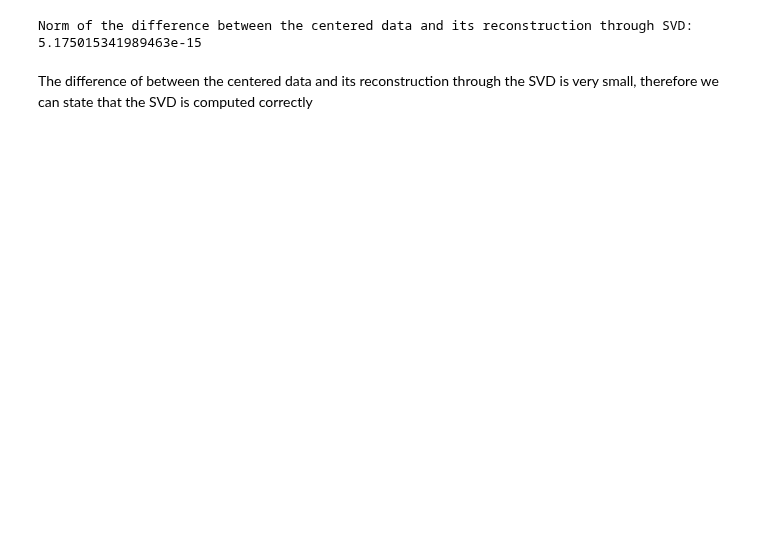
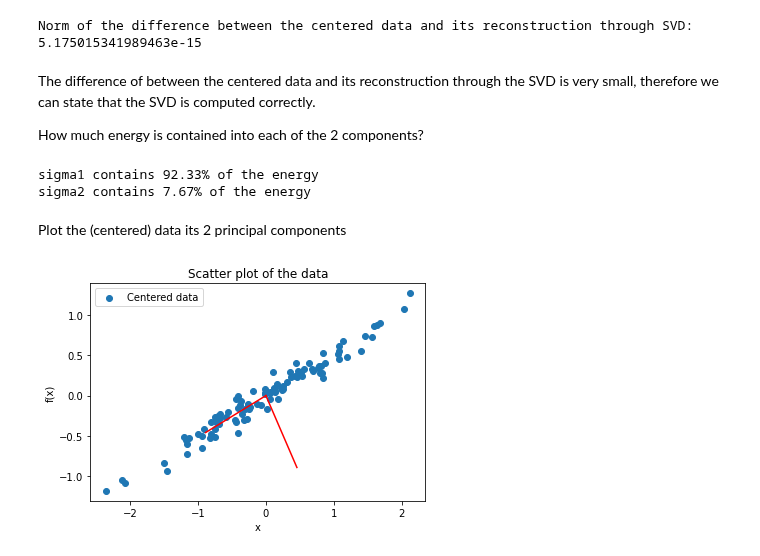
Before and after one commit to AlexPasqua/MLCMS-exercises, a Jupyter notebook: EX4/task1.ipynb, the cells around one changed output. Drawn from its saved outputs; the diff is of its cells as text; code cells hidden in the pictures; blank space fills up the shorter version.

```diff
--- a/EX4/task1.ipynb
+++ b/EX4/task1.ipynb
@@ -33,13 +37,68 @@ SVD decomposition of the data
 # %%
 # SVD decomposition
-U, S, Vt = svd(centered_data, center=False)
+U, S, V = svd(centered_data, center=False)
 
 # check that "data" can be reconstructed from U, S and Vt
 print("Norm of the difference between the centered data and its reconstruction through SVD: ",
-      np.linalg.norm(centered_data - U @ S @ Vt))
+      np.linalg.norm(centered_data - U @ S @ V.T))
 # %% [output]
 Norm of the difference between the centered data and its reconstruction through SVD:  5.175015341989463e-15
 # %% [markdown]
 The difference of between the centered data and its reconstruction
 through the SVD is very small, therefore we can state that the SVD
-is computed correctly
+is computed correctly.
+
+How much energy is contained into each of the 2 components?
+# %%
+sigma1, sigma2 = S[0, 0], S[1, 1]
+tot = sigma1 + sigma2
+perc_energy_sigma1 = sigma1 * 100 / tot
+perc_energy_sigma2 = sigma2 * 100 / tot
+print(f"sigma1 contains {round(perc_energy_sigma1, 2)}% of the energy")
+print(f"sigma2 contains {round(perc_energy_sigma2, 2)}% of the energy")
+# %% [output]
+sigma1 contains 92.33% of the energy
+sigma2 contains 7.67% of the energy
+# %% [markdown]
+Plot the (centered) data its 2 principal components
+# %%
+# scatter plot of the centered data
+plt.scatter(centered_data[:, 0], centered_data[:, 1], label='Centered data')
+
+# plot the 2 principal components as vectors
+origin = np.mean(centered_data, axis=0)
+m1, q1 = get_lines_along_principal_directions(pt1=origin, pt2=V[:, 0])
+m2, q2 = get_lines_along_principal_directions(pt1=origin, pt2=V[:, 1])
+# plt.scatter(V[:, 0], V[:, 1], color='red')
+# plt.scatter(origin, origin, color='green')
+# print(V[:, 0], V[:, 1])
+
+# x = np.arange(-2, 2, 0.1)
+# plt.plot(x, m1 * x + q1, color='g')
+# x = np.arange(-0.5, 0.5, 0.1)
+# plt.plot(x, m2 * x + q2, color='g')
+
+x_values = [origin[0], V[:, 0][0]]
+y_values = [origin[1], V[:, 0][1]]
+plt.plot(x_values, y_values, color='r')
+
+x_values = [origin[0], V[:, 1][0]]
+y_values = [origin[1], V[:, 1][1]]
+plt.plot(x_values, y_values, color='r')
+
+# US = U @ S
+# x_values = [origin[0], origin[0] + U[0, 0] * S[0, 0]]
+# y_values = [origin[1], origin[1] + U[1, 0] * S[0, 0]]
+# plt.plot(x_values, y_values, color='r')
+#
+# x_values = [origin[0], origin[0] + U[0, 1] * S[1, 1]]
+# y_values = [origin[1], origin[1] + U[1, 1] * S[1, 1]]
+# plt.plot(x_values, y_values, color='r')
+
+plt.xlabel("x")
+plt.ylabel("f(x)")
+plt.title("Scatter plot of the data")
+plt.legend()
+plt.show()
+# %% [output]
+[figure, added]
```
Also changed, not shown: parts of 4 cells of this notebook, 1 other file.
